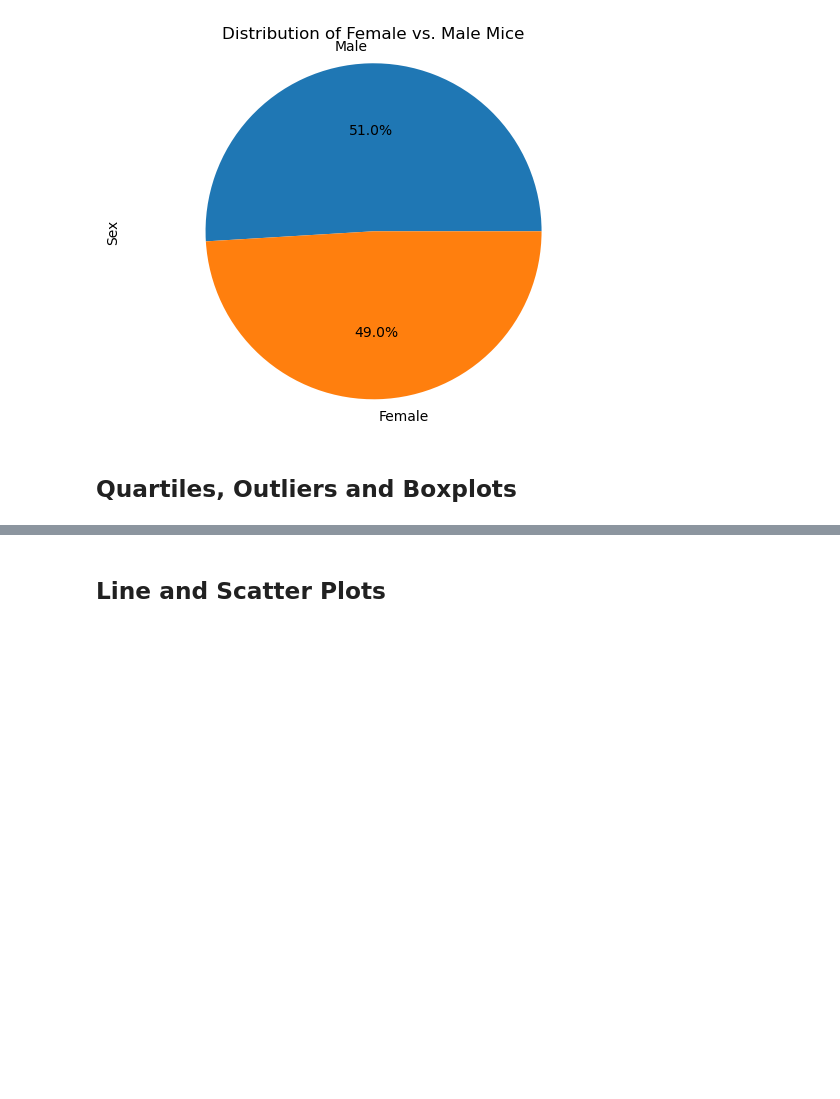
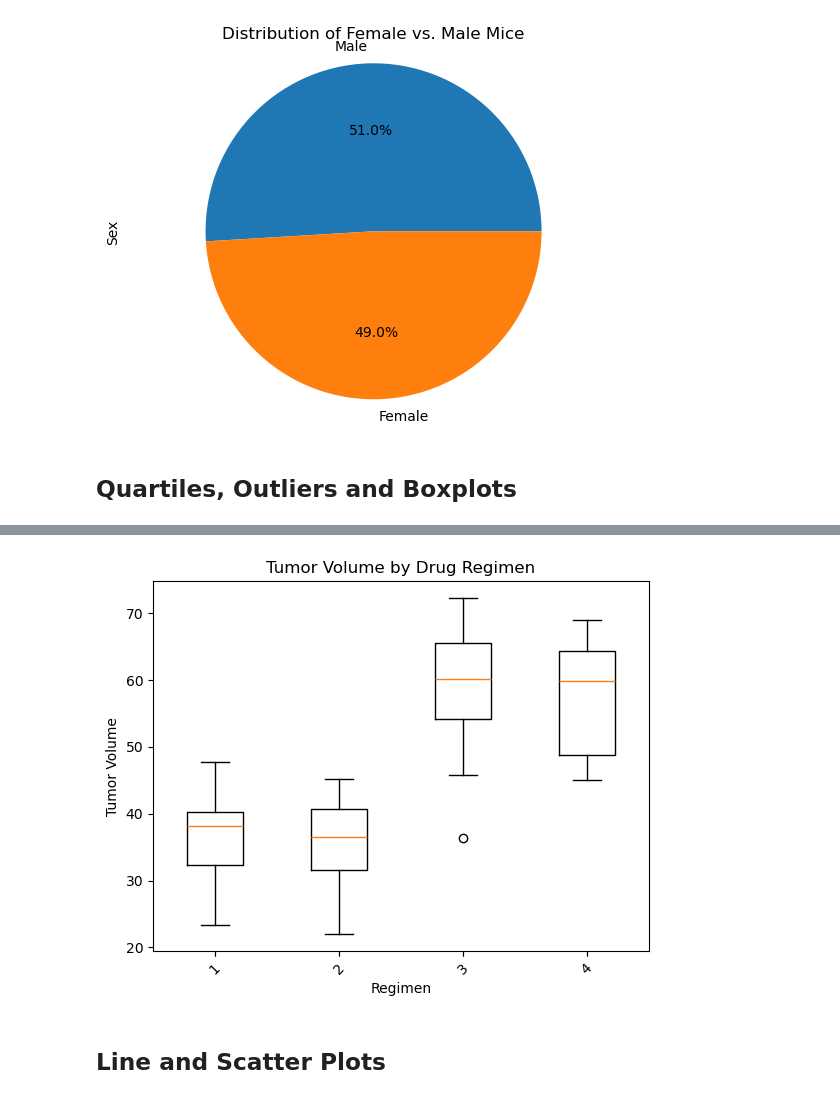
Before and after one commit to OluDadaG/matplotlibChallenge, a Jupyter notebook: pymaceuticals_starter.ipynb, the cells around one changed output, grey strips where cells are left out. Cells and saved outputs as stored; diff of their text form; code cells hidden in the pictures; blank space fills up the shorter version.

```diff
--- a/pymaceuticals_starter.ipynb
+++ b/pymaceuticals_starter.ipynb
@@ -223,0 +268,5 @@ Ceftamin_df = Clean_df.loc[Clean_df["Drug Regimen"] == "Ceftamin",:]
+# %%
+
+Regimen_list = ['Capomulin', 'Ramicane', 'Infubinol', 'Ceftamin']
+Combined_Regimen = Clean_df[Clean_df["Drug Regimen"].isin(Regimen_list)]
+Combined_Regimen.head()
@@ -223,0 +280,7 @@ Ceftamin_df = Clean_df.loc[Clean_df["Drug Regimen"] == "Ceftamin",:]
+# %%
+#Now I need to recalculate the Last timepoint for each mouse again using groupby, aggregate, and lambda functions
+Last_timepoints_df = Combined_Regimen.groupby(["Drug Regimen", "Mouse ID"]).agg(tumor_size=("Tumor Volume (mm3)", lambda x: x.iloc[-1]))
+#Next I reshape the df
+Last_timepoints_df = Last_timepoints_df.stack(level=0).unstack(level=0)
+for Regimen in Regimen_list:
+    print(Regimen)
@@ -243,2 +336,17 @@ Ceftamin_df = Clean_df.loc[Clean_df["Drug Regimen"] == "Ceftamin",:]
+# %%
+# Generate a box plot that shows the distrubution of the tumor volume for each treatment group.
+boxplot_list = []
+for Regimen in Regimen_list:
+    boxplot_list.append(list(Last_timepoints_df[Regimen].dropna()))
+
+fig = plt.figure()
+plt.xlabel("Regimen")
+plt.xticks([1,2,3,4], Regimen_list, rotation=45)
+plt.ylabel("Tumor Volume")
+plt.title("Tumor Volume by Drug Regimen")
+plt.boxplot(boxplot_list)
+plt.show()
+# %% [output]
+[figure, added]
 # %% [markdown]
 ## Line and Scatter Plots
```
Also changed, not shown: parts of 13 cells of this notebook.
